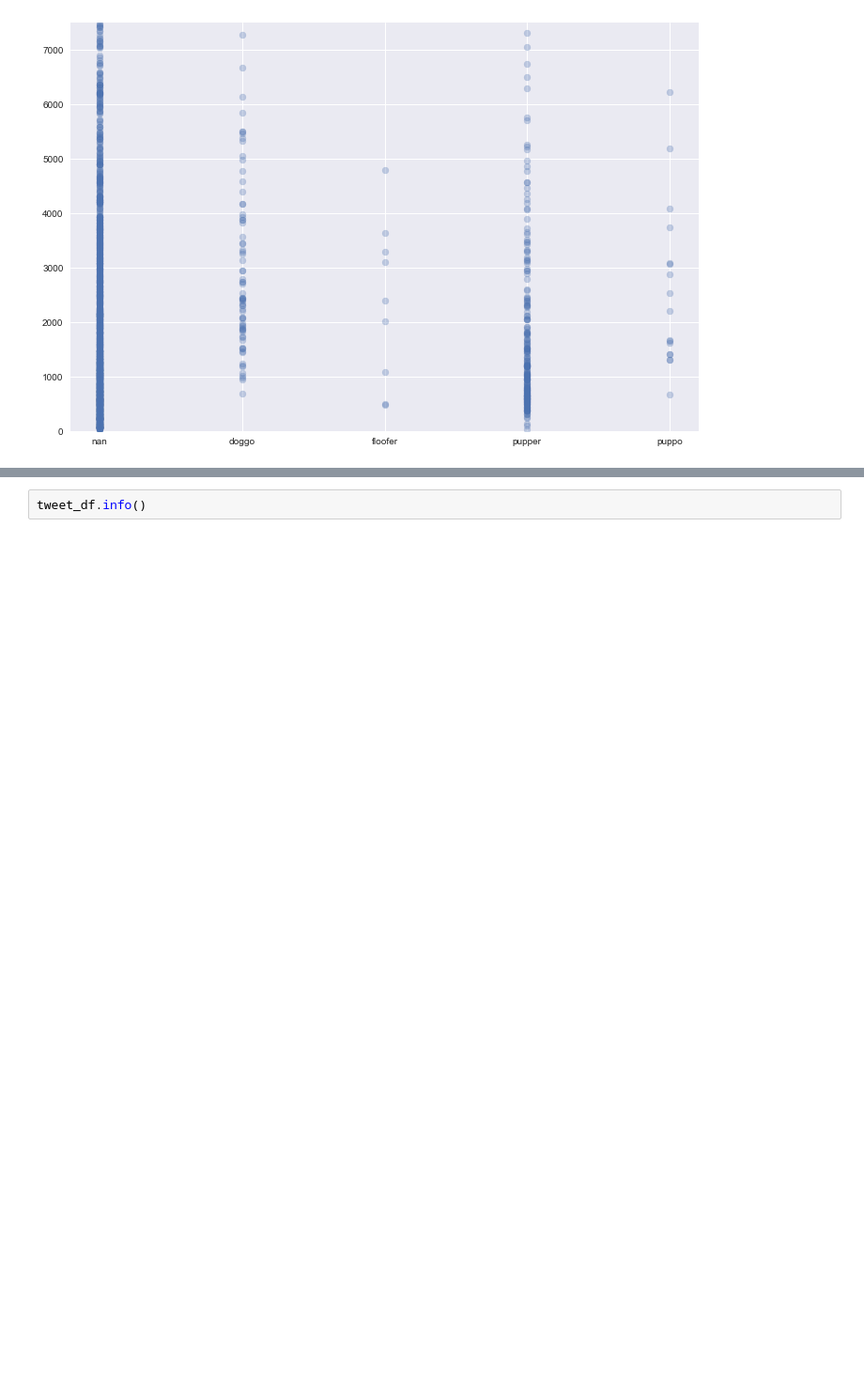
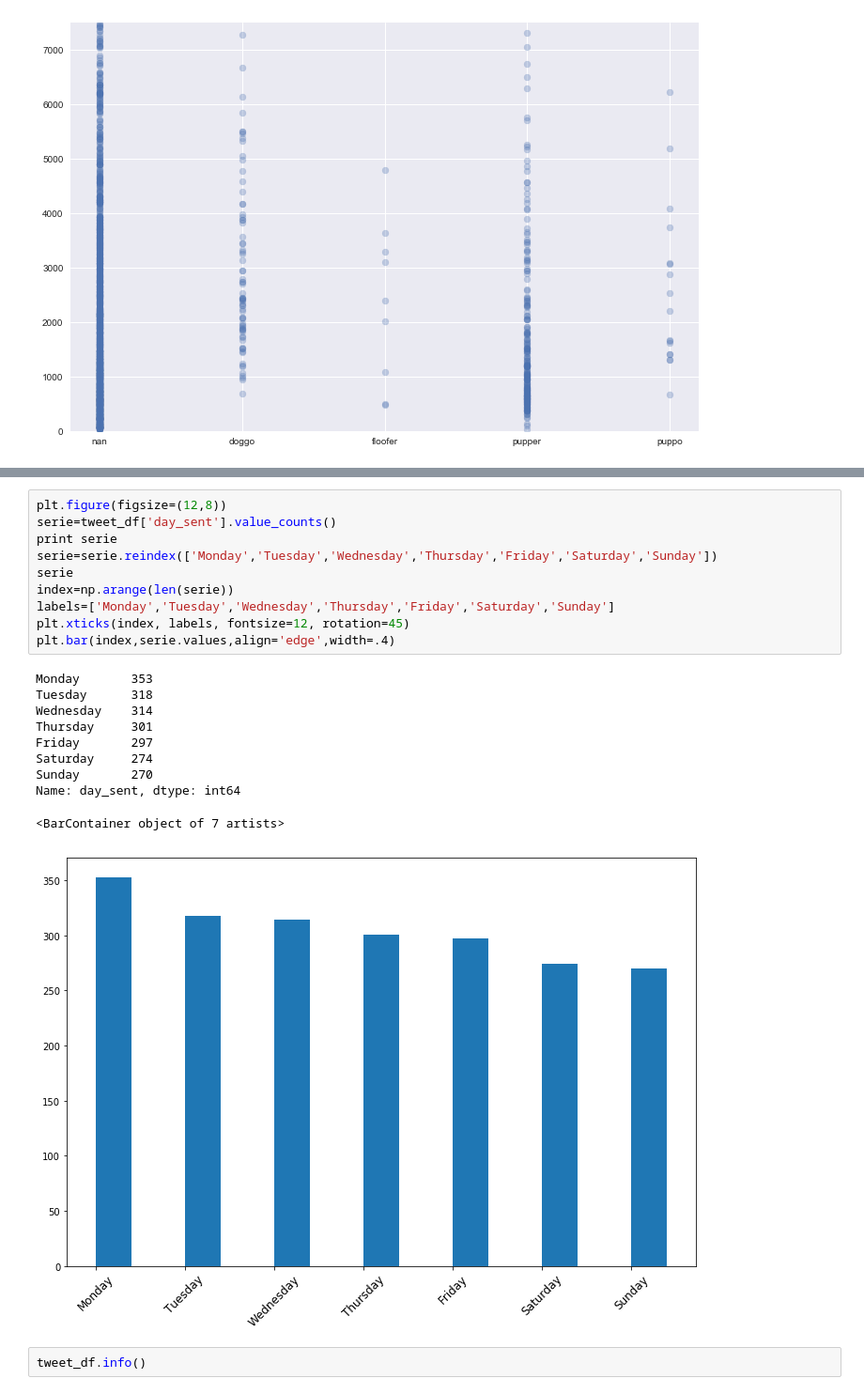
Before and after one commit to bogdanrabanca/dog_project, a Jupyter notebook: dog_project.ipynb, the cells around one changed output, grey strips where cells are left out. Shown at 94% size. Cells and saved outputs as stored; diff of their text form; blank space fills up the shorter version.

```diff
--- a/dog_project.ipynb
+++ b/dog_project.ipynb
@@ -748,3 +765,24 @@ plt.bar(index,serie.values,align='edge')
+# %%
+plt.figure(figsize=(12,8))
+serie=tweet_df['day_sent'].value_counts()
+print serie
+serie=serie.reindex(['Monday','Tuesday','Wednesday','Thursday','Friday','Saturday','Sunday'])
+serie
+index=np.arange(len(serie))
+labels=['Monday','Tuesday','Wednesday','Thursday','Friday','Saturday','Sunday']
+plt.xticks(index, labels, fontsize=12, rotation=45)
+plt.bar(index,serie.values,align='edge',width=.4)
+# %% [output]
+Monday       353
+Tuesday      318
+Wednesday    314
+Thursday     301
+Friday       297
+Saturday     274
+Sunday       270
+Name: day_sent, dtype: int64
+<BarContainer object of 7 artists>
+[figure, added]
 # %%
 tweet_df.info()
 # %% [output]
```
Also changed, not shown: parts of 35 cells of this notebook.
